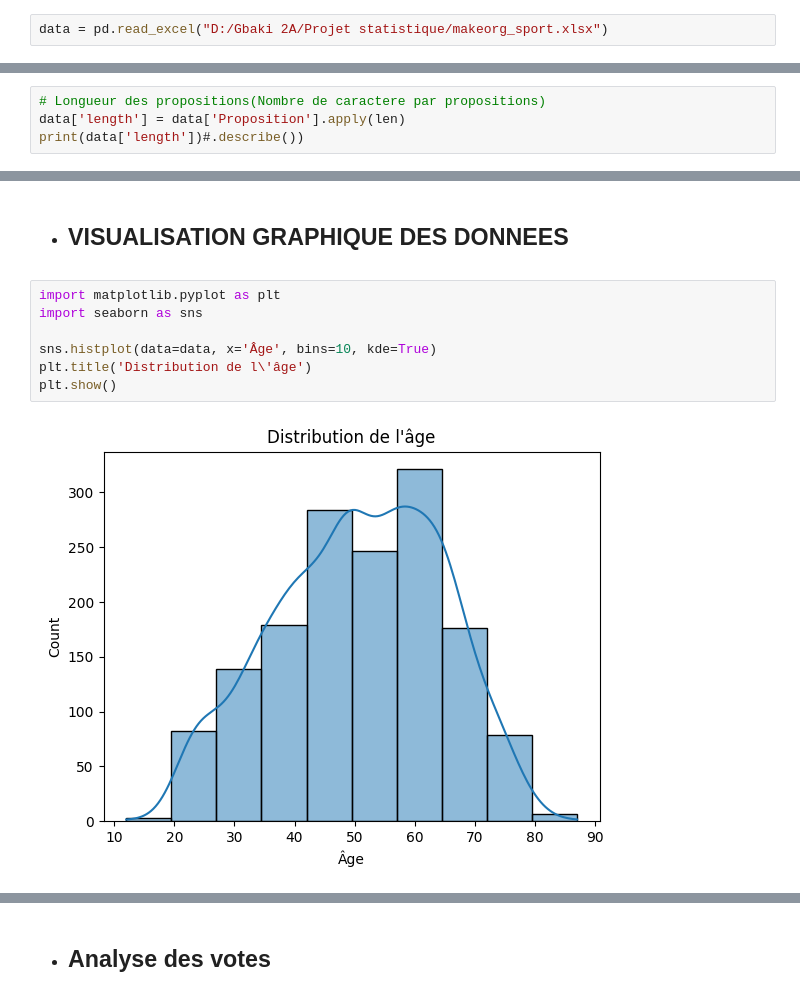
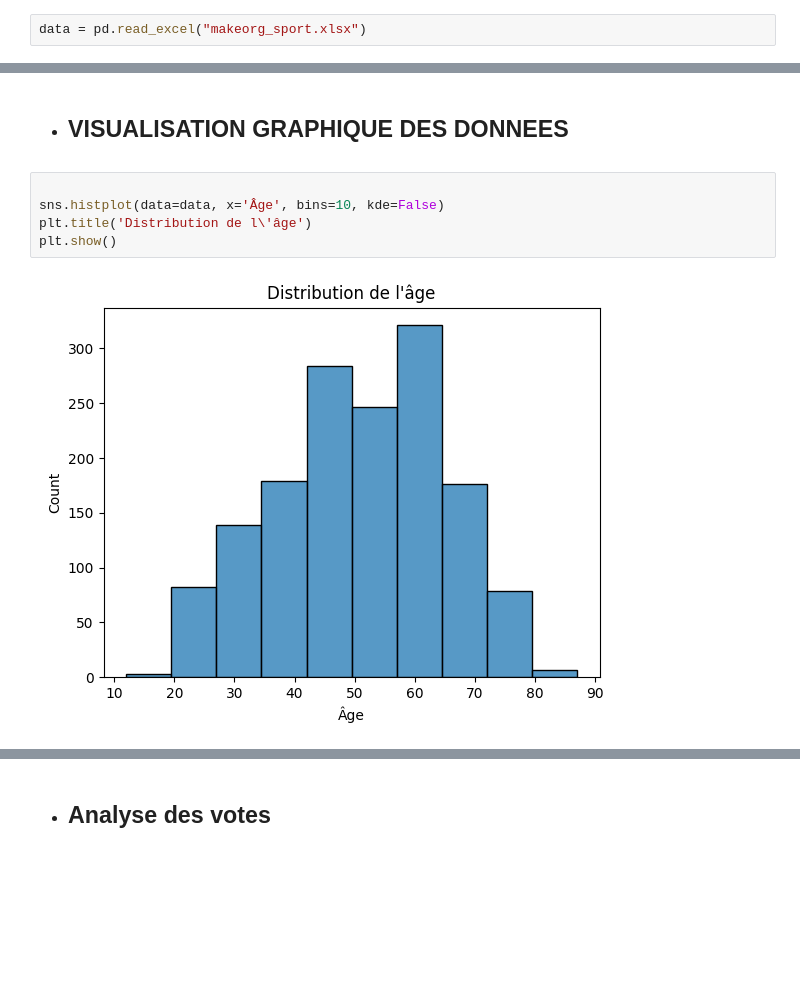
Before and after one commit to konanleger/PROJET-STATISTIQUE-DES-PROS, a Jupyter notebook: projet_stat.ipynb, the cells around one changed output, grey strips where cells are left out. Cells and saved outputs as stored; diff of their text form; blank space fills up the shorter version.

```diff
--- a/projet_stat.ipynb
+++ b/projet_stat.ipynb
@@ -28,7 +28,7 @@ import matplotlib.pyplot as plt
 # %% [markdown]
 * ## IMPORTATION DES DONNEES
 # %%
-data = pd.read_excel("D:/Gbaki 2A/Projet statistique/makeorg_sport.xlsx")
+data = pd.read_excel("makeorg_sport.xlsx")
 # %% [markdown]
 ##  STATISTIQUES DESCRIPTIVES
 # %%
@@ -118,7 +118,3 @@ print(data['nb_de_mots'])
 1907    21
 1908    15
 Name: nb_de_mots, Length: 1909, dtype: int64
-# %%
-# Longueur des propositions(Nombre de caractere par propositions)
-data['length'] = data['Proposition'].apply(len)
-print(data['length'])#.describe())
@@ -203,11 +199,9 @@ plt.show()
 # %% [markdown]
 * ## VISUALISATION GRAPHIQUE DES DONNEES
 # %%
-import matplotlib.pyplot as plt
-import seaborn as sns
 
-sns.histplot(data=data, x='Âge', bins=10, kde=True)
+sns.histplot(data=data, x='Âge', bins=10, kde=False)
 plt.title('Distribution de l\'âge')
 plt.show()
 # %% [output]
-[figure, old version]
+[figure, new version]
```
Also changed, not shown: parts of 9 cells of this notebook, 6 other files.
